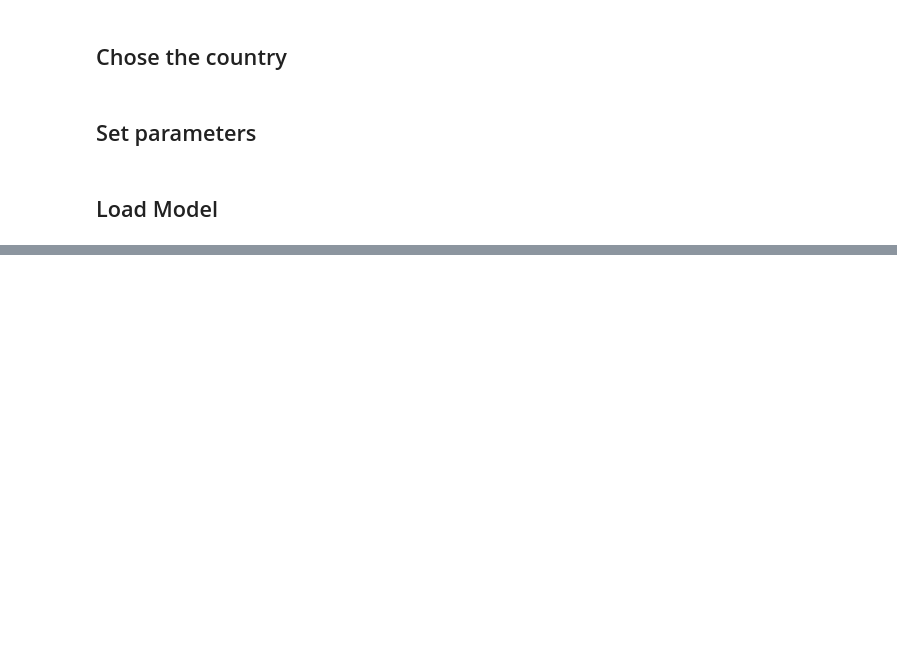
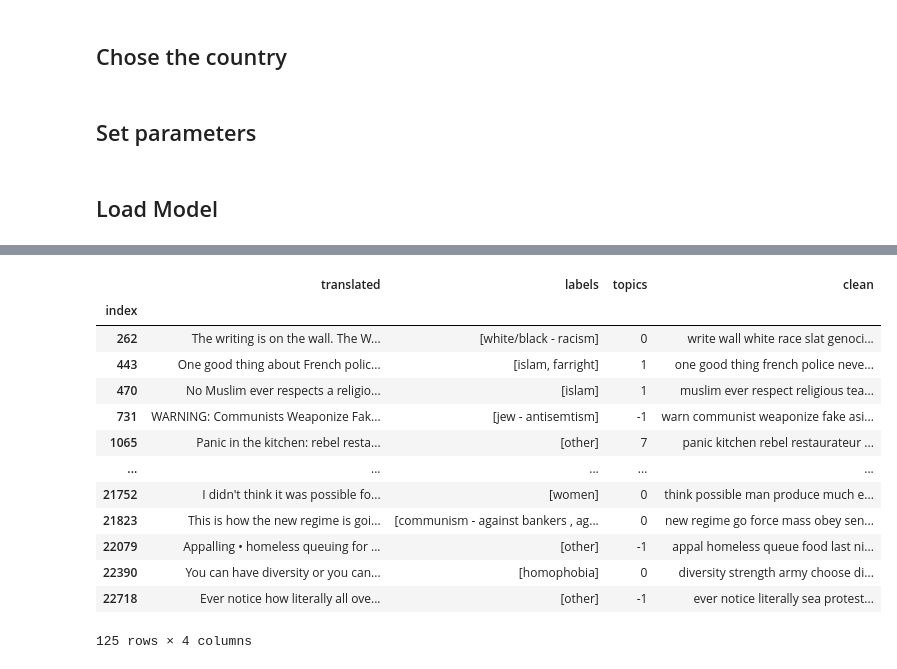
Before and after one commit to EvaLvn/ML_project2, a Jupyter notebook: BERT-France.ipynb, the cells around one changed output, grey strips where cells are left out. Drawn from its saved outputs; the diff is of its cells as text; code cells hidden in the pictures; blank space fills up the shorter version.

Commit message:
Add our metric to BERT-France

```diff
--- a/BERT-France.ipynb
+++ b/BERT-France.ipynb
@@ -127,5 +99,6 @@ topics, probs = model.fit_transform(tweets)
 # %%
-topcis = ['white/black - racism', 'islam - terrorism', 'coronavirus - vaccination',
+df['topics'] = topics
+my_topcis = ['white/black - racism', 'islam - terrorism', 'coronavirus - vaccination',
           'american elections', 'India - Pakistan', 'jew - antisemtism', 'farright - anti communism'
           'tweeter acccounts', 'fantasy sex play', 'Alain Soral', 'immigration', 'homophobia']
 # %%
@@ -180,0 +190,22 @@ write_good_params()
+# %%
+df_labeled = get_labeled_tweets(country = 'France')
+# %%
+labels_idx = df_labeled.index
+labeled_tweets = df_labeled.join(df.loc[labels_idx][['topics','clean']])
+# %%
+labeled_tweets
+# %% [output]
+|  | translated | labels | topics | clean |
+| index |  |  |  |  |
+| 262 | The writing is on the wall. The W... | [white/black - racism] | 0 | write wall white race slat genoci... |
+| 443 | One good thing about French polic... | [islam, farright] | 1 | one good thing french police neve... |
+| 470 | No Muslim ever respects a religio... | [islam] | 1 | muslim ever respect religious tea... |
+| 731 | WARNING: Communists Weaponize Fak... | [jew - antisemtism] | -1 | warn communist weaponize fake asi... |
+| 1065 | Panic in the kitchen: rebel resta... | [other] | 7 | panic kitchen rebel restaurateur ... |
+| ... | ... | ... | ... | ... |
+| 21752 | I didn't think it was possible fo... | [women] | 0 | think possible man produce much e... |
+| 21823 | This is how the new regime is goi... | [communism - against bankers , ag... | 0 | new regime go force mass obey sen... |
+| 22079 | Appalling • homeless queuing for ... | [other] | -1 | appal homeless queue food last ni... |
+| 22390 | You can have diversity or you can... | [homophobia] | 0 | diversity strength army choose di... |
+| 22718 | Ever notice how literally all ove... | [other] | -1 | ever notice literally sea protest... |
+125 rows × 4 columns
```
Also changed, not shown: parts of 14 cells of this notebook, 3 other files.
